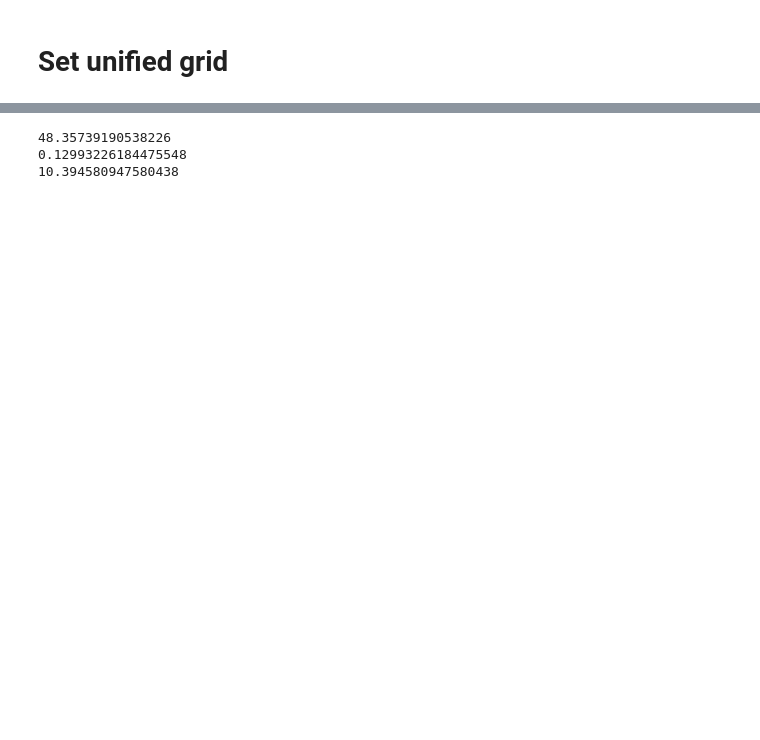
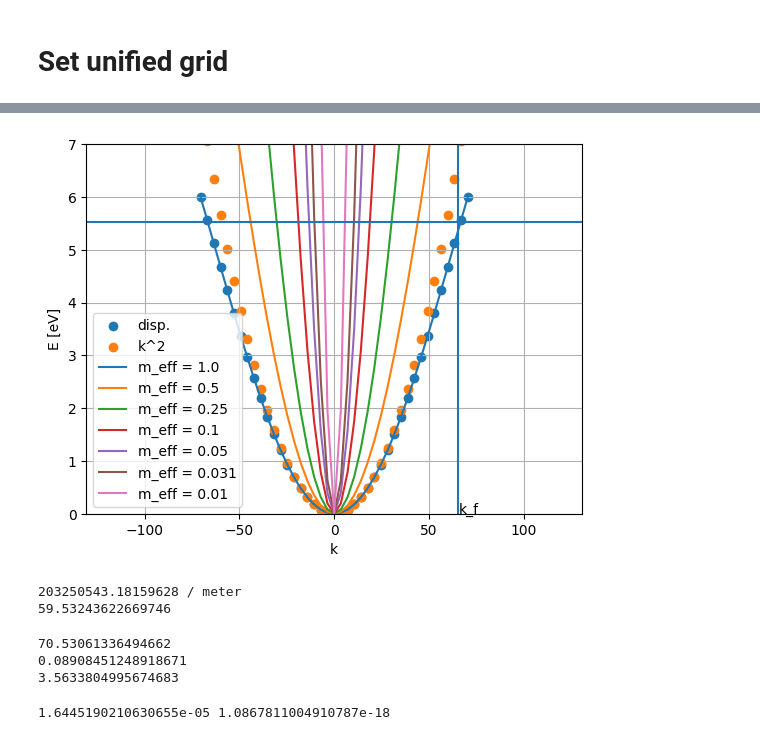
Before and after one commit to magashegyi/testrepo, a Jupyter notebook: atomic_unit_optimization.ipynb, the cells around one changed output, grey strips where cells are left out. Cells and saved outputs as stored; diff of their text form; code cells hidden in the pictures; blank space fills up the shorter version.

```diff
--- a/atomic_unit_optimization.ipynb
+++ b/atomic_unit_optimization.ipynb
@@ -117,0 +156,15 @@ plt.show()
+# %%
+effective_masses = [1.0, 0.5, 0.25, 0.1, 0.05, 0.031, 0.01]
+fermi_energies_at_kf = []
+dispersions = []
+for effective_mass in effective_masses:
+    effective_mass_in_si = effective_mass*unit_sys.ureg('m_e').to('kg')
+    effective_mass_in_unit_sys = (effective_mass_in_si/unit_sys.mass_unit.to('kg')).magnitude
+    dispersion=quat.CosineDispersion(uxgrid_dx, hbar = unit_sys.hb,\
+                                mass = effective_mass_in_unit_sys)
+    dispersions.append(dispersion)
+
+    ef_at_kf=dispersion.energy(gold_fermi_wavenumber_in_unit_sys)
+    fermi_energies_at_kf.append(ef_at_kf)
+    print("Effective mass:", effective_mass, effective_mass_in_si, "->", effective_mass_in_unit_sys)
+    print("Fermi energy at kf:", ef_at_kf, "->", ef_at_kf*unit_sys.energy_unit.to('eV'))
@@ -118,12 +186,56 @@ plt.show()
+# %%
+plt.scatter(ukgrid,evals_from_disp*unit_sys.energy_unit.to('eV'),label="disp.")
+plt.scatter(ukgrid,evals_from_quad*unit_sys.energy_unit.to('eV'),label="k^2")
+for dispersion, effective_mass in zip(dispersions, effective_masses):
+    evals_from_disp = dispersion.energy(ukgrid)
+    plt.plot(ukgrid,evals_from_disp*unit_sys.energy_unit.to('eV'),label="m_eff = "+str(effective_mass))
+
+plt.axvline(gold_fermi_wavenumber_in_unit_sys)
+plt.axhline(gold_fermi_energy_in_si.magnitude)
+plt.text(gold_fermi_wavenumber_in_unit_sys+0.1,0,'k_f')
+plt.xlabel("k")
+plt.ylabel("E [eV]")
+plt.xlim(-2*gold_fermi_wavenumber_in_unit_sys,2*gold_fermi_wavenumber_in_unit_sys)
+plt.ylim(0, 7)
+plt.legend()
+plt.grid()
+plt.show()
+# %% [output]
+[figure, added]
+# %%
+kf_of_gold_in_si = 1.21e10*unit_sys.ureg('1/m')
+print(unit_sys.wavenumber_unit.to('1/m'))
+kf_of_gold_in_unit_sys = (kf_of_gold_in_si.to('1/m')/unit_sys.wavenumber_unit.to('1/m')).magnitude
+print(kf_of_gold_in_unit_sys)
+# %% [output]
+203250543.18159628 / meter
+59.53243622669746
 # %%
-
-
 print(k_max)
 lambda_min = 2*np.pi/k_max
 print(lambda_min)
-num_of_points_in_lambda = 2*lambda_min/uxgrid_dx
+num_of_points_in_lambda = lambda_min/uxgrid_dx
 print(num_of_points_in_lambda)
 # %% [output]
-48.35739190538226
-0.12993226184475548
-10.394580947580438
+70.53061336494662
+0.08908451248918671
+3.5633804995674683
+# %%
+from quantum_toolkit import quantum_transport_toolkit as trat
+import quantum_toolkit as quat
+from quantum_toolkit import potentials as pots
+
+ein=emax_in_unit_sys
+kin=cdisp.wavenumber(ein)
+
+zeropot=pots.ZeroPotential(uxgrid)
+
+ham_static = quat.HamiltonOperator(uxgrid,hbar=unit_sys.hb,\
+                                   me=unit_sys.me,\
+                                   charge=unit_sys.e0,\
+                                   scalarpot=zeropot,\
+                                   vectorpot=zeropot )
+
+qppk, qpmk = trat.quasiparticles_at_given_energy(ein, kin, ham_static)
+# %% [output]
+1.6445190210630655e-05 1.0867811004910787e-18
```
Also changed, not shown: parts of 10 cells of this notebook.
